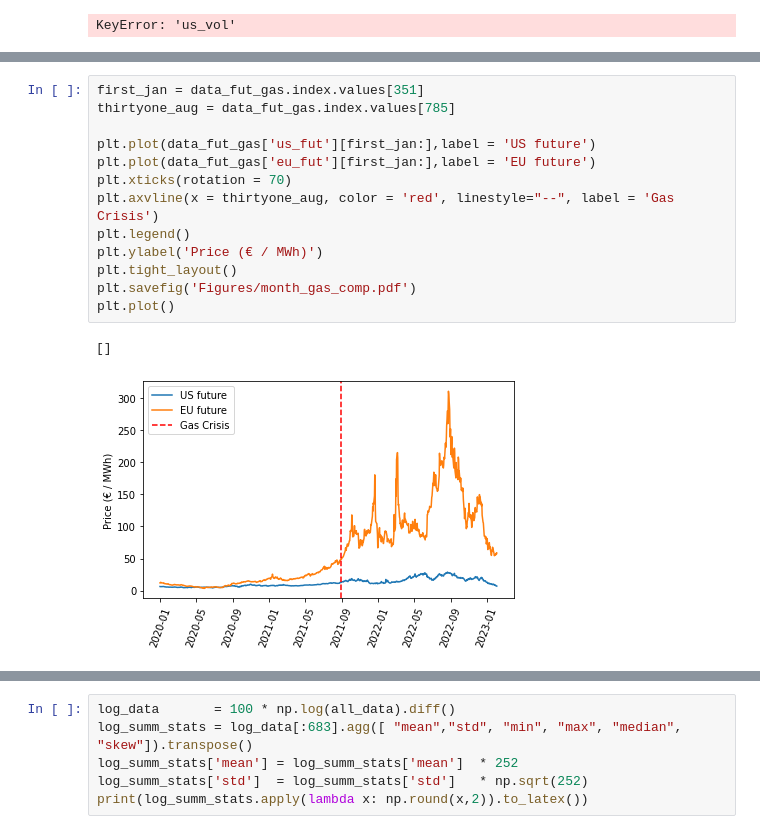
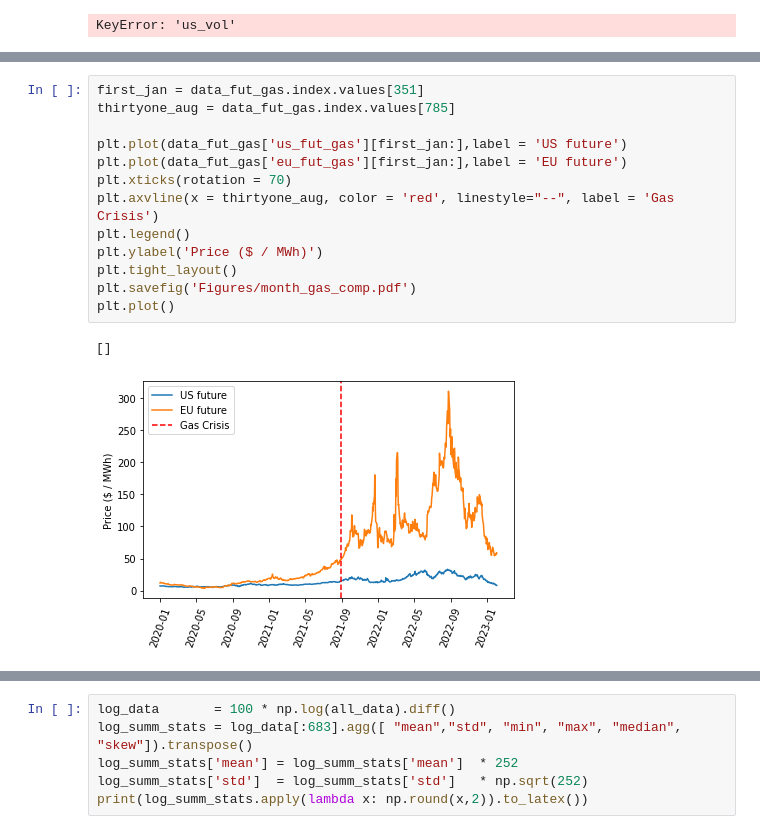
Before and after one commit to igseg/power_markets, a Jupyter notebook: Code.ipynb, the cells around one changed output, grey strips where cells are left out. Cells and saved outputs as stored; diff of their text form.

```diff
--- a/Code.ipynb
+++ b/Code.ipynb
@@ -305,19 +380,19 @@ NameError: name 'results' is not defined
 # %%
 first_jan = data_fut_gas.index.values[351]
 thirtyone_aug = data_fut_gas.index.values[785]
 
-plt.plot(data_fut_gas['us_fut'][first_jan:],label = 'US future')
-plt.plot(data_fut_gas['eu_fut'][first_jan:],label = 'EU future')
+plt.plot(data_fut_gas['us_fut_gas'][first_jan:],label = 'US future')
+plt.plot(data_fut_gas['eu_fut_gas'][first_jan:],label = 'EU future')
 plt.xticks(rotation = 70)
 plt.axvline(x = thirtyone_aug, color = 'red', linestyle="--", label = 'Gas Crisis')
 plt.legend()
-plt.ylabel('Price (€ / MWh)')
+plt.ylabel('Price ($ / MWh)')
 plt.tight_layout()
 plt.savefig('Figures/month_gas_comp.pdf')
 plt.plot()
 # %% [output]
 []
-[figure, old version]
+[figure, new version]
 # %%
 variables = ['ger_1d', 'Was_1d', 'Gas_EU', 'Gas_US']
 
```
Also changed, not shown: parts of 15 cells of this notebook.
